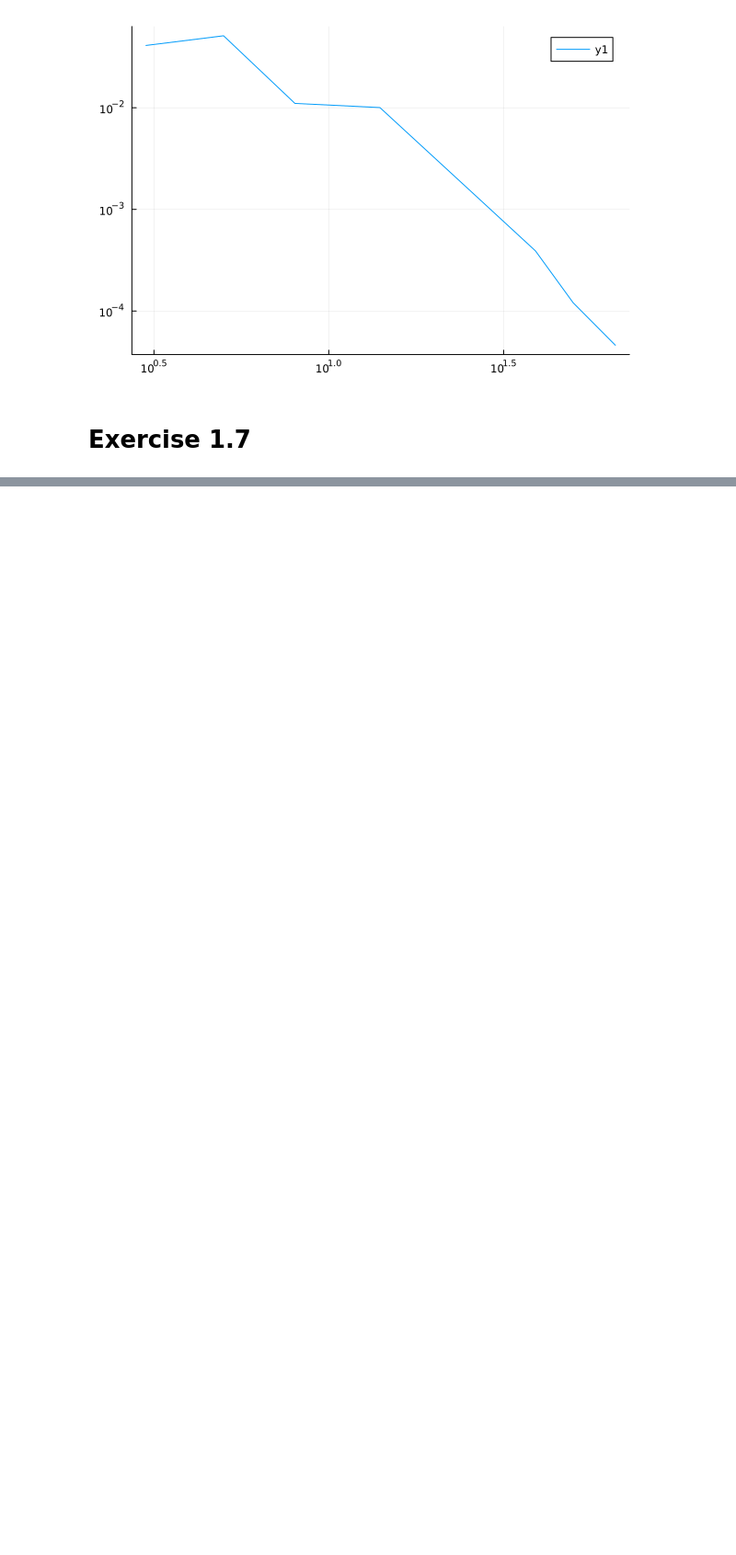
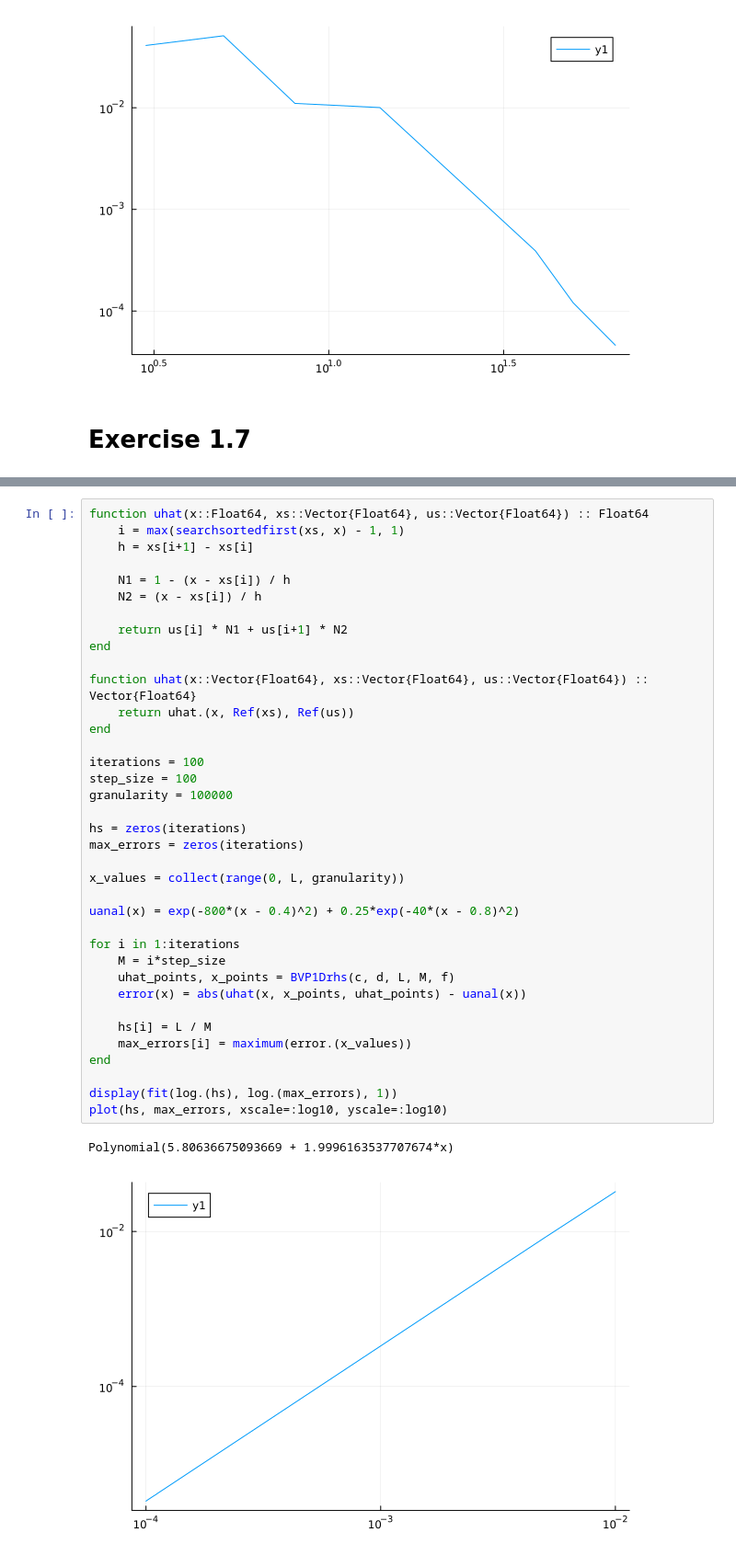
Before and after one commit to jkbch/FEM, a Jupyter notebook: Jakobs_notebook_julia.ipynb, the cells around one changed output, grey strips where cells are left out. Shown at 92% size. Saved outputs shown, nothing was run; the diff lists cells and outputs as text; blank space fills up the shorter version.

```diff
--- a/Jakobs_notebook_julia.ipynb
+++ b/Jakobs_notebook_julia.ipynb
@@ -335,0 +455,40 @@ display(plot(point_counts, mean_errors, xscale=:log10, yscale=:log10))
+# %%
+function uhat(x::Float64, xs::Vector{Float64}, us::Vector{Float64}) :: Float64
+    i = max(searchsortedfirst(xs, x) - 1, 1)
+    h = xs[i+1] - xs[i]
+
+    N1 = 1 - (x - xs[i]) / h
+    N2 = (x - xs[i]) / h
+
+    return us[i] * N1 + us[i+1] * N2
+end
+
+function uhat(x::Vector{Float64}, xs::Vector{Float64}, us::Vector{Float64}) :: Vector{Float64}
+    return uhat.(x, Ref(xs), Ref(us))
+end
+
+iterations = 100
+step_size = 100
+granularity = 100000
+
+hs = zeros(iterations)
+max_errors = zeros(iterations)
+
+x_values = collect(range(0, L, granularity))
+
+uanal(x) = exp(-800*(x - 0.4)^2) + 0.25*exp(-40*(x - 0.8)^2)
+
+for i in 1:iterations
+    M = i*step_size
+    uhat_points, x_points = BVP1Drhs(c, d, L, M, f)
+    error(x) = abs(uhat(x, x_points, uhat_points) - uanal(x))
+
+    hs[i] = L / M
+    max_errors[i] = maximum(error.(x_values))
+end
+
+display(fit(log.(hs), log.(max_errors), 1))
+plot(hs, max_errors, xscale=:log10, yscale=:log10)
+# %% [output]
+Polynomial(5.80636675093669 + 1.9996163537707674*x)
+[figure, added]
```
Also changed, not shown: parts of 7 cells of this notebook.
